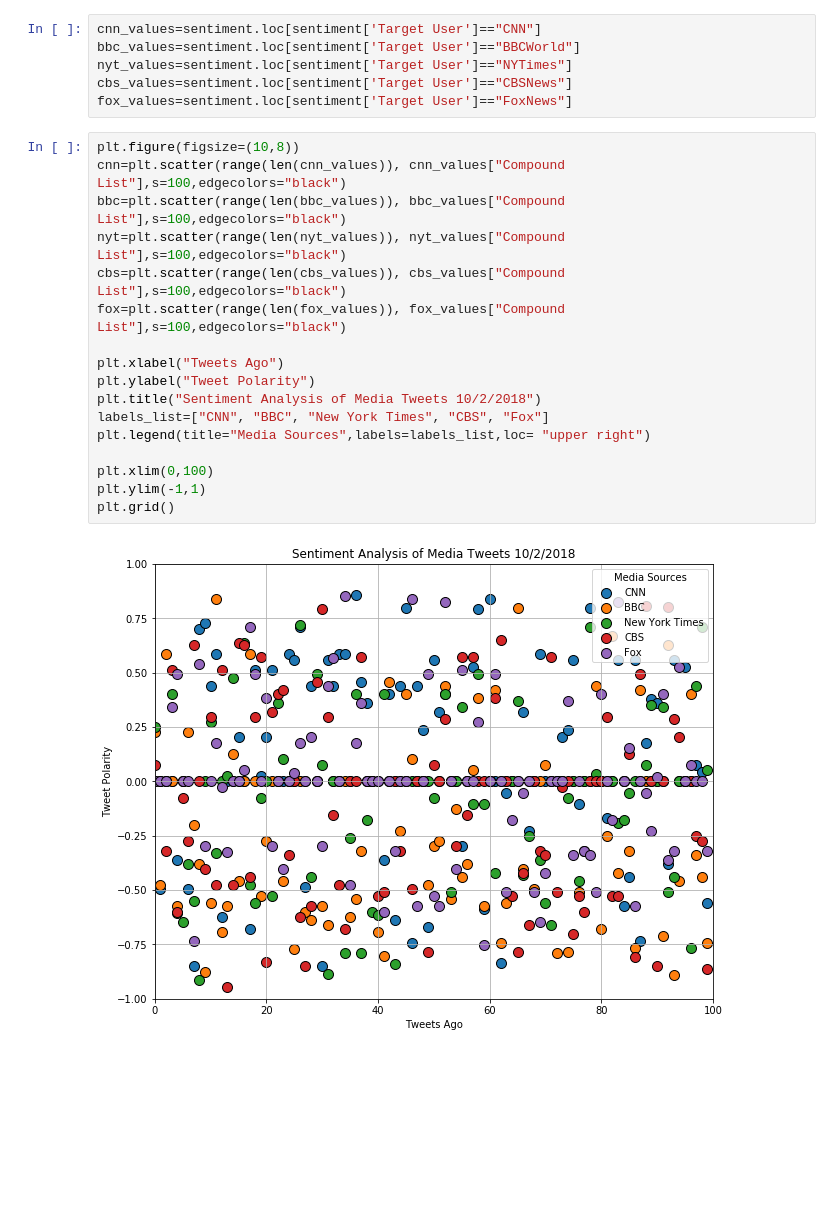
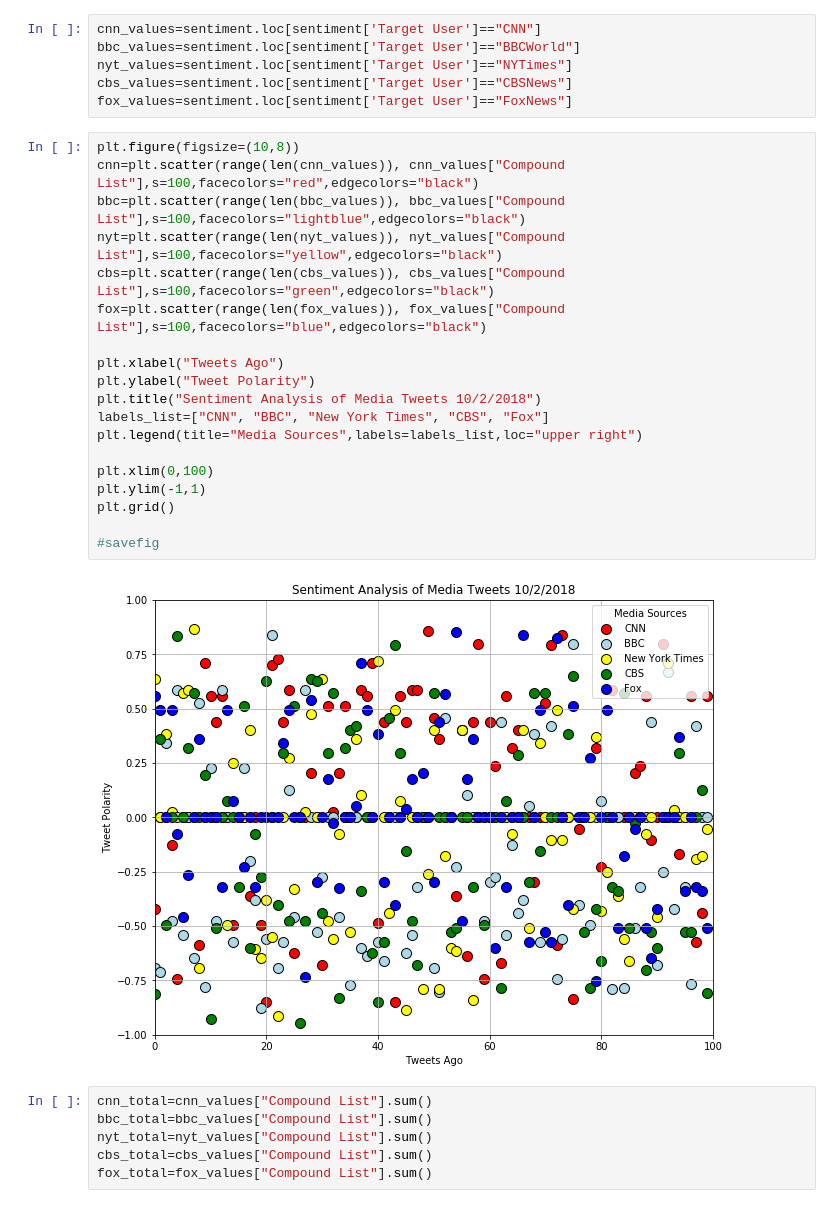
Before and after one commit to zovel/Sentiment_Analysis, a Jupyter notebook: News Mood Update.ipynb, the cells around one changed output. Saved outputs shown, nothing was run; the diff lists cells and outputs as text; blank space fills up the shorter version.

```diff
--- a/News Mood Update.ipynb
+++ b/News Mood Update.ipynb
@@ -69,20 +69,28 @@ cbs_values=sentiment.loc[sentiment['Target User']=="CBSNews"]
 fox_values=sentiment.loc[sentiment['Target User']=="FoxNews"]
 # %%
 plt.figure(figsize=(10,8))
-cnn=plt.scatter(range(len(cnn_values)), cnn_values["Compound List"],s=100,edgecolors="black")
-bbc=plt.scatter(range(len(bbc_values)), bbc_values["Compound List"],s=100,edgecolors="black")
-nyt=plt.scatter(range(len(nyt_values)), nyt_values["Compound List"],s=100,edgecolors="black")
-cbs=plt.scatter(range(len(cbs_values)), cbs_values["Compound List"],s=100,edgecolors="black")
-fox=plt.scatter(range(len(fox_values)), fox_values["Compound List"],s=100,edgecolors="black")
+cnn=plt.scatter(range(len(cnn_values)), cnn_values["Compound List"],s=100,facecolors="red",edgecolors="black")
+bbc=plt.scatter(range(len(bbc_values)), bbc_values["Compound List"],s=100,facecolors="lightblue",edgecolors="black")
+nyt=plt.scatter(range(len(nyt_values)), nyt_values["Compound List"],s=100,facecolors="yellow",edgecolors="black")
+cbs=plt.scatter(range(len(cbs_values)), cbs_values["Compound List"],s=100,facecolors="green",edgecolors="black")
+fox=plt.scatter(range(len(fox_values)), fox_values["Compound List"],s=100,facecolors="blue",edgecolors="black")
 
 plt.xlabel("Tweets Ago")
 plt.ylabel("Tweet Polarity")
 plt.title("Sentiment Analysis of Media Tweets 10/2/2018")
 labels_list=["CNN", "BBC", "New York Times", "CBS", "Fox"]
-plt.legend(title="Media Sources",labels=labels_list,loc= "upper right")
+plt.legend(title="Media Sources",labels=labels_list,loc="upper right")
 
 plt.xlim(0,100)
 plt.ylim(-1,1)
 plt.grid()
+
+#savefig
 # %% [output]
-[figure, old version]
+[figure, new version]
+# %%
+cnn_total=cnn_values["Compound List"].sum()
+bbc_total=bbc_values["Compound List"].sum()
+nyt_total=nyt_values["Compound List"].sum()
+cbs_total=cbs_values["Compound List"].sum()
+fox_total=fox_values["Compound List"].sum()
```
Also changed, not shown: parts of 4 cells of this notebook.
